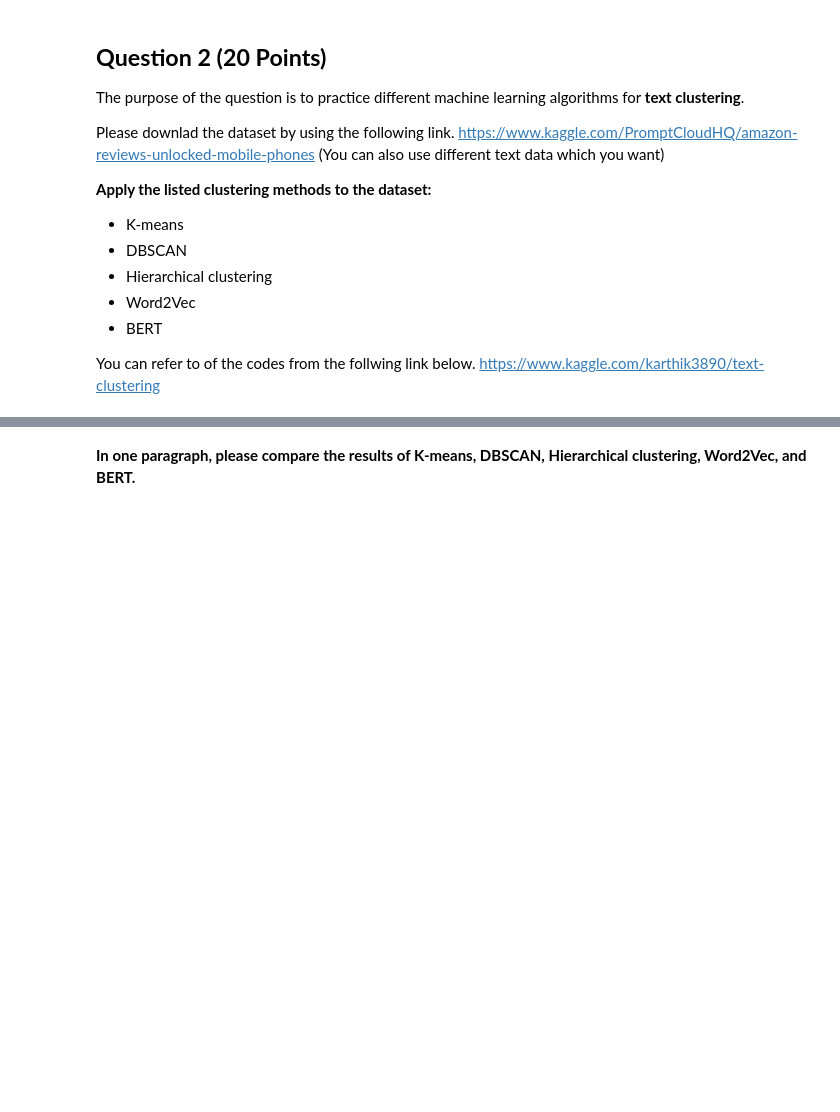
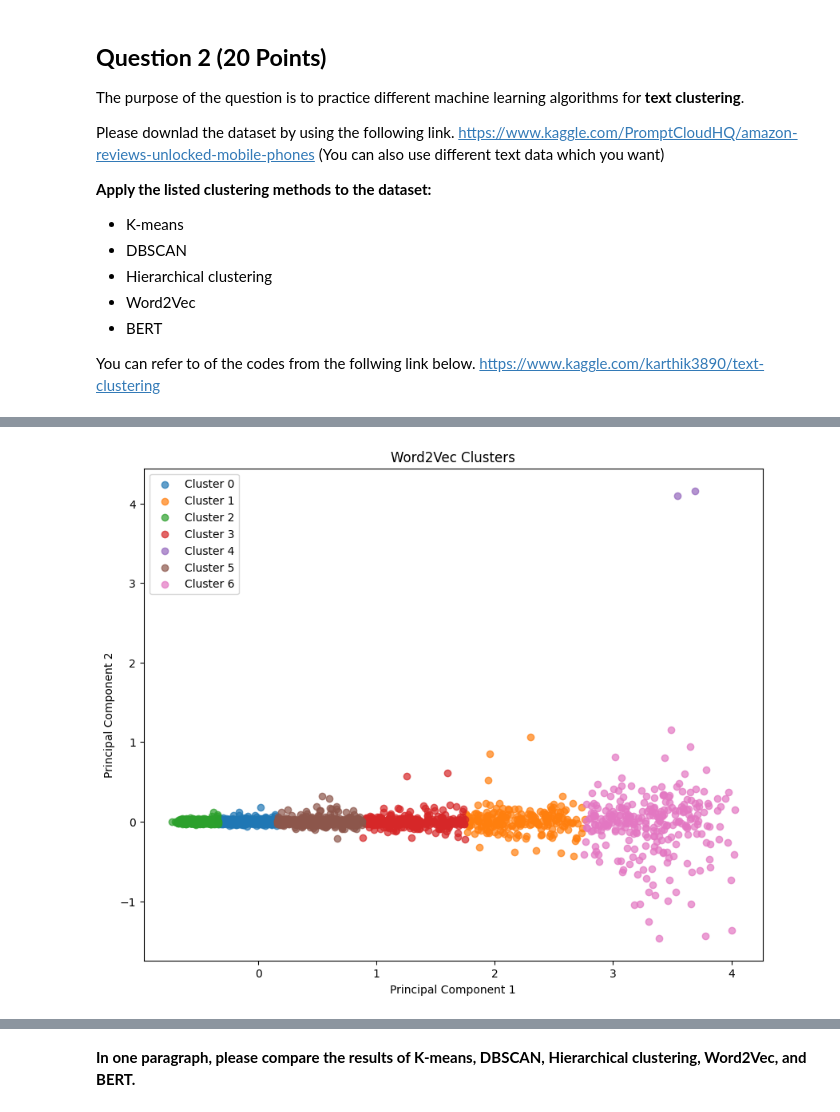
Before and after one commit to mdurgasrikari/Durga_Srikari_INFO5731_Spring2024, a Jupyter notebook: Maguluri_Durga_Exercise_5.ipynb, the cells around one changed output, grey strips where cells are left out. Drawn from its saved outputs; the diff is of its cells as text; code cells hidden in the pictures; blank space fills up the shorter version.

```diff
--- a/Maguluri_Durga_Exercise_5.ipynb
+++ b/Maguluri_Durga_Exercise_5.ipynb
@@ -867,13 +751,0 @@ See the caveats in the documentation: https://pandas.pydata.org/pandas-docs/stab
-# %%
-# Drop rows with missing values in 'CleanedText' column (if needed)
-df_cleaned.dropna(subset=['Cleaned_Text'], inplace=True)
-
-# Ensure 'CleanedText' column contains string values
-df_cleaned['Cleaned_Text'] = df_cleaned['Cleaned_Text'].astype(str)
-
-# Instantiate CountVectorizer and fit-transform the text data
-count_vect = CountVectorizer()
-bow = count_vect.fit_transform(df_cleaned['Cleaned_Text'].values)
-
-# Display the shape of the Bag-of-Words (BoW) matrix
-print("Shape of Bag-of-Words matrix:", bow.shape)
@@ -891,5 +751,0 @@ Shape of Bag-of-Words matrix: (348057, 46647)
-# %%
-#Fiting the -means model and for this fit, we are using no of clusters = 7
-from sklearn.cluster import KMeans
-model = KMeans(n_clusters = 7,init='k-means++',random_state=99)
-model.fit(bow)
@@ -931,0 +877,60 @@ for i in range(10):
+# %%
+# Import necessary libraries
+import pandas as pd
+import numpy as np
+from sklearn.cluster import KMeans
+from gensim.models import Word2Vec
+from sklearn.decomposition import PCA
+import matplotlib.pyplot as plt
+
+# Tokenize the text data into words
+tokenized_text = [text.split() for text in df_cleaned['Cleaned_Text']]
+
+# Train Word2Vec model on the tokenized text
+vector_size = 100  # Dimensionality of word vectors
+window_size = 5  # Context window size
+min_count = 1  # Minimum frequency count of words
+sg = 0  # Training algorithm: 0 for CBOW, 1 for Skip-gram
+model_w2v = Word2Vec(tokenized_text, vector_size=vector_size, window=window_size,
+                     min_count=min_count, sg=sg)
+
+# Get word vectors and vocabulary
+word_vectors = model_w2v.wv
+vocabulary = word_vectors.key_to_index
+
+# Cluster word vectors using KMeans
+# Convert word vectors to array
+word_vectors_array = np.array([word_vectors[word] for word in vocabulary])
+
+# Instantiate KMeans and fit the word vectors
+n_clusters = 7  # Number of clusters
+kmeans = KMeans(n_clusters=n_clusters, random_state=42)
+cluster_labels = kmeans.fit_predict(word_vectors_array)
+
+# Reduce dimensionality of word vectors for visualization (using PCA)
+pca = PCA(n_components=2, random_state=42)
+word_vectors_2d = pca.fit_transform(word_vectors_array)
+
+# Visualize clustered word vectors in 2D
+plt.figure(figsize=(10, 8))
+for label in range(n_clusters):
+    plt.scatter(word_vectors_2d[cluster_labels == label, 0],
+                word_vectors_2d[cluster_labels == label, 1],
+                label=f'Cluster {label}', alpha=0.7)
+plt.title('Word2Vec Clusters')
+plt.xlabel('Principal Component 1')
+plt.ylabel('Principal Component 2')
+plt.legend()
+plt.show()
+
+# Reading a review from each cluster
+for label in range(n_clusters):
+    print("\nReviews assigned to KMeans cluster", label)
+    print("-" * 70)
+
+    # Find the first review in the current cluster
+    review_index = np.where(cluster_labels == label)[0][0]  # Get the first index of the current cluster label
+    print(df_cleaned.iloc[review_index]['Reviews'])
+    print("_" * 70)
+# %% [output]
+[figure, added]
```
Also changed, not shown: parts of 20 cells of this notebook.
